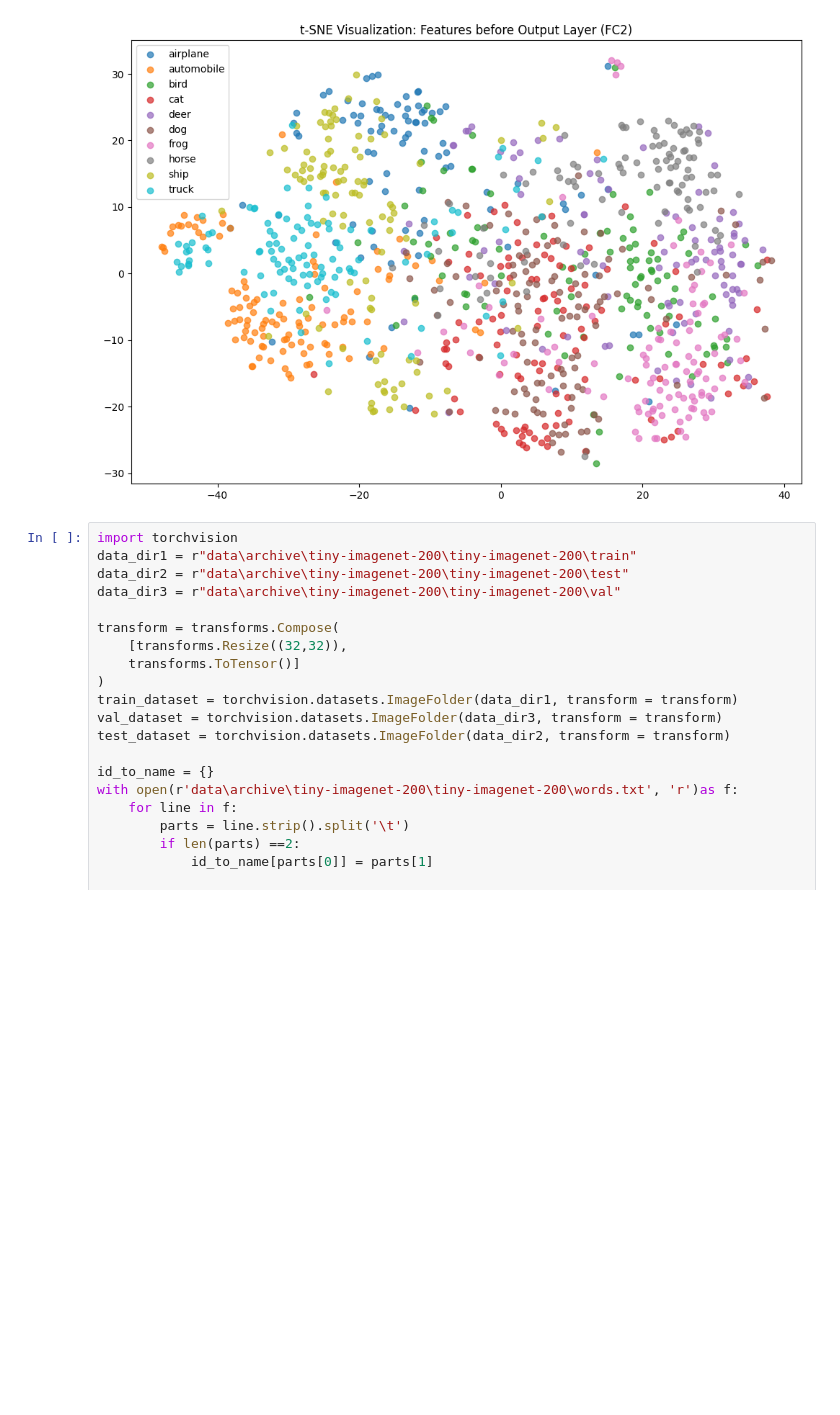
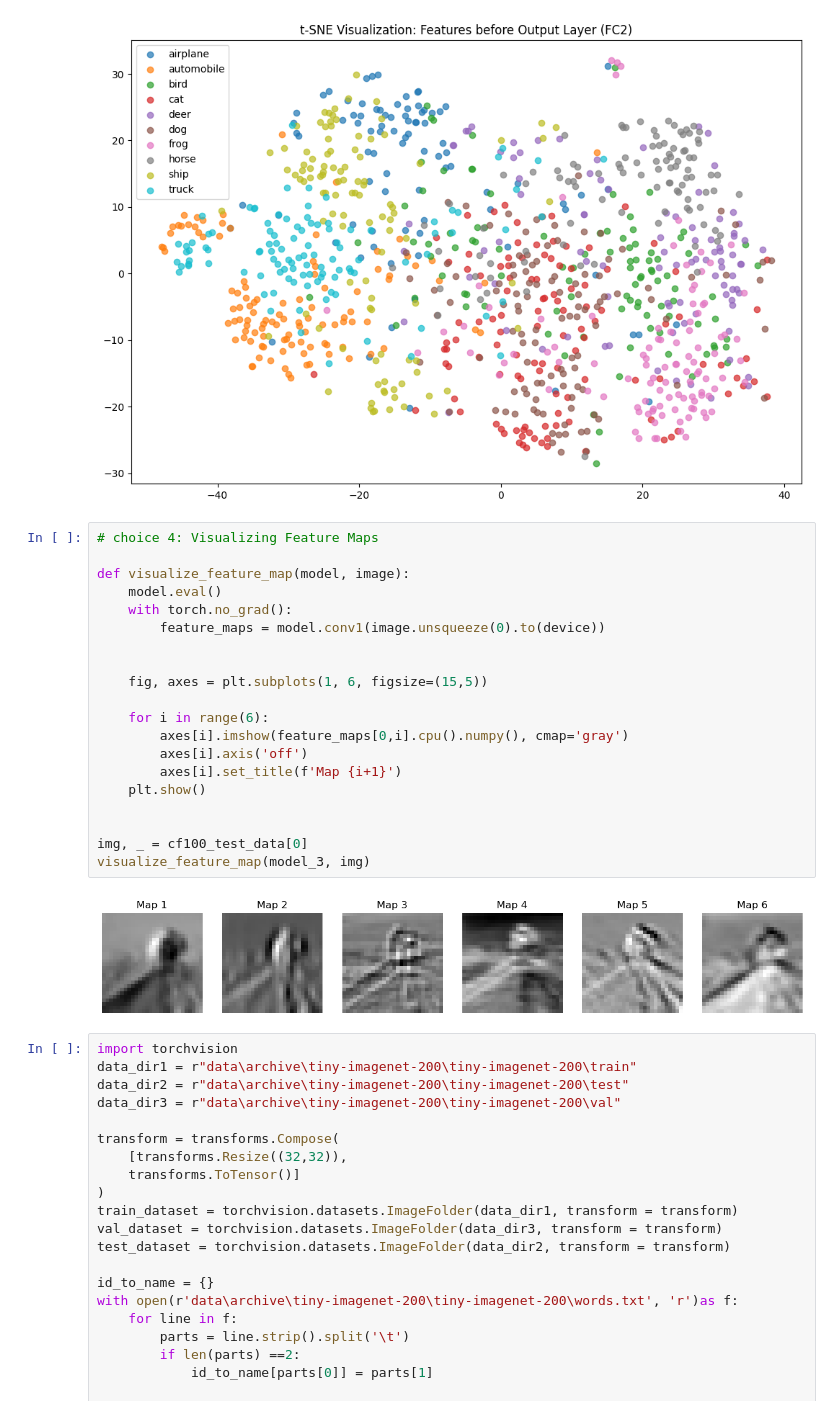
Before and after one commit to Li-Wei-Pan/ComputerVision_Assignment3, a Jupyter notebook: work.ipynb, the cells around one changed output. Cells and saved outputs as stored; diff of their text form; blank space fills up the shorter version.

```diff
--- a/work.ipynb
+++ b/work.ipynb
@@ -822,6 +734,28 @@ plt.title("t-SNE Visualization: Features before Output Layer (FC2)")
 plt.show()
 # %% [output]
 [figure]
+# %%
+# choice 4: Visualizing Feature Maps
+
+def visualize_feature_map(model, image):
+    model.eval()
+    with torch.no_grad():
+        feature_maps = model.conv1(image.unsqueeze(0).to(device))
+
+
+    fig, axes = plt.subplots(1, 6, figsize=(15,5))
+
+    for i in range(6):
+        axes[i].imshow(feature_maps[0,i].cpu().numpy(), cmap='gray')
+        axes[i].axis('off')
+        axes[i].set_title(f'Map {i+1}')
+    plt.show()
+
+
+img, _ = cf100_test_data[0]
+visualize_feature_map(model_3, img)
+# %% [output]
+[figure, added]
 # %%
 import torchvision
 data_dir1 = r"data\archive\tiny-imagenet-200\tiny-imagenet-200\train"
```
Also changed, not shown: parts of 15 cells of this notebook.
